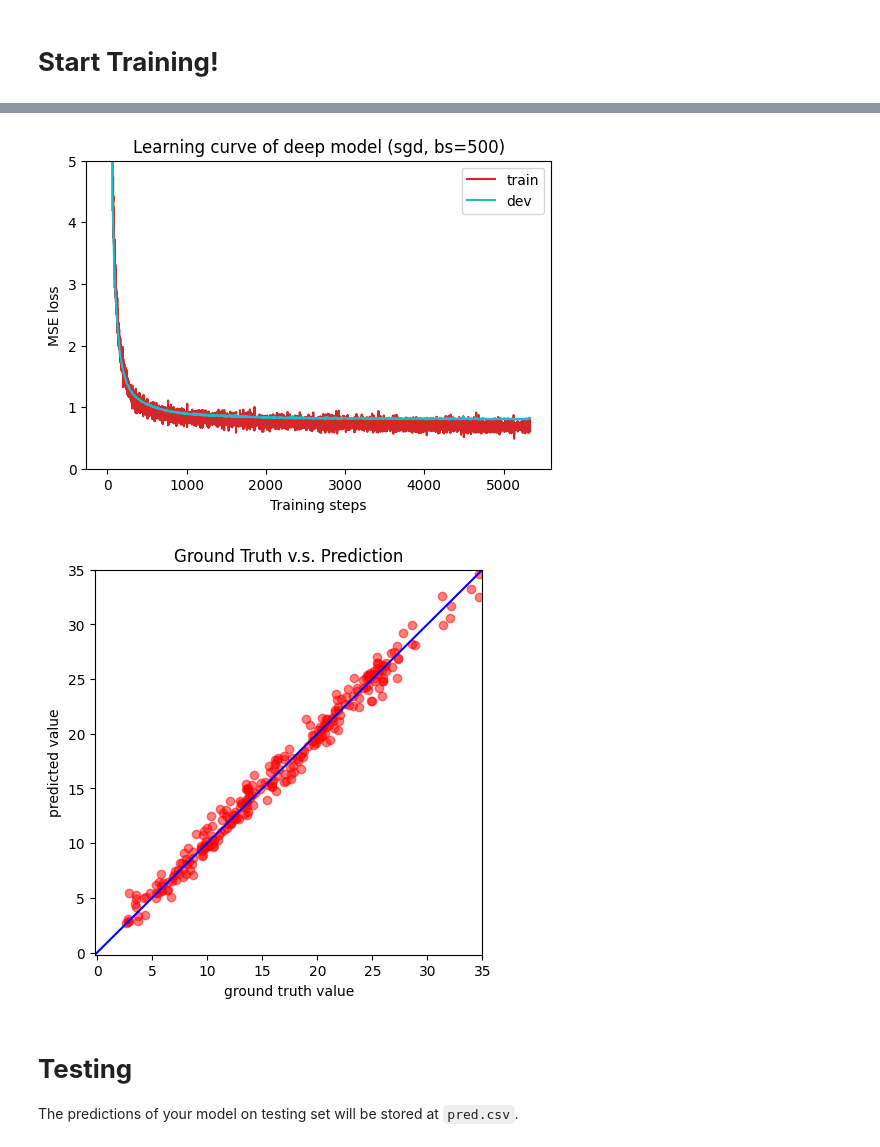
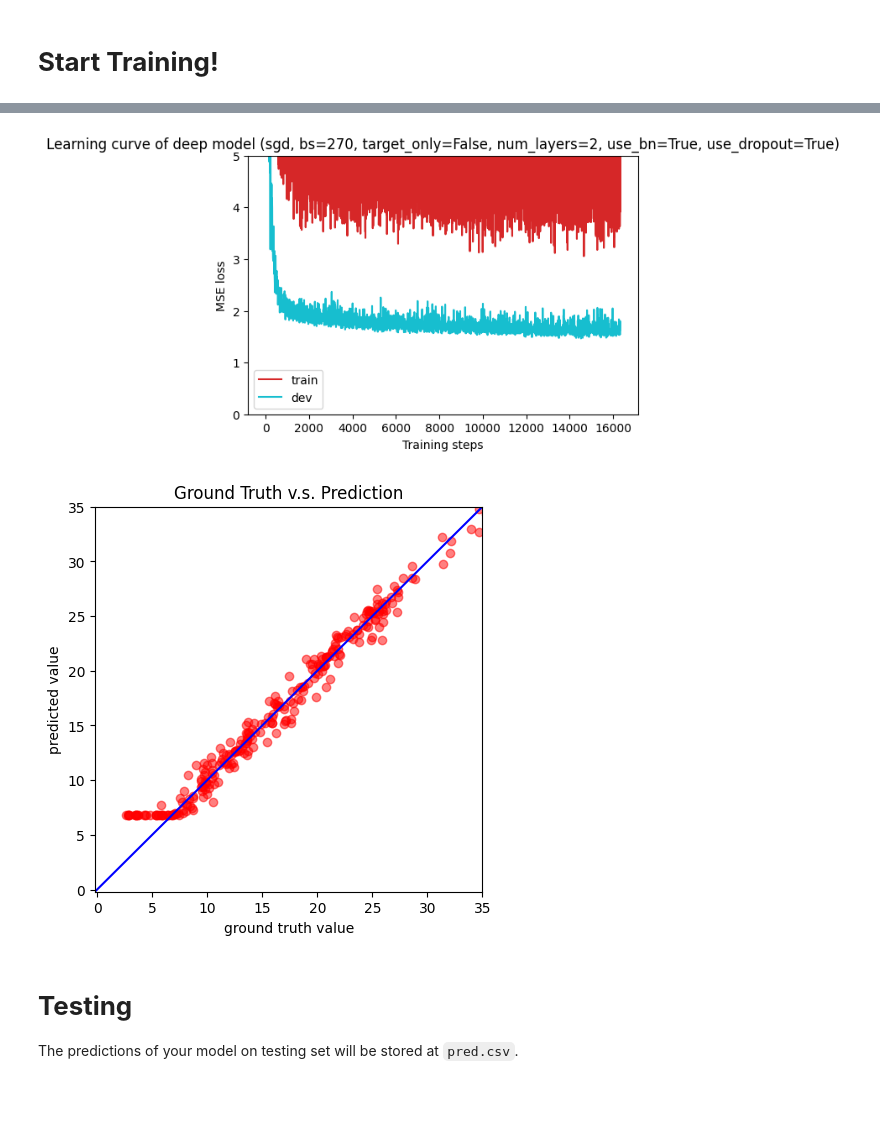
Before and after one commit to rithikkulkarni/ece592-deeplearning-hw, a Jupyter notebook: ECE592HW1_rrkulka3.ipynb, the cells around one changed output, grey strips where cells are left out. Cells and saved outputs as stored; diff of their text form; code cells hidden in the pictures; blank space fills up the shorter version.

```diff
--- a/ECE592HW1_rrkulka3.ipynb
+++ b/ECE592HW1_rrkulka3.ipynb
@@ -209,18 +209,24 @@ def prep_dataloader(path, mode, batch_size, n_jobs=0, target_only=False):
 # %%
 class NeuralNet(nn.Module):
     ''' A simple fully-connected deep neural network '''
-    def __init__(self, input_dim):
+    def __init__(self, input_dim, num_layers=1, use_bn=False, use_dropout=False):
         super(NeuralNet, self).__init__()
 
-        # Define your neural network here
-        # TODO: layer insert: Including more layers to achieve better performance?
-        # TODO: batch norm insert: insert bactch norm layer: nn.BatchNorm1d(number_of_features) after the Linear layer.
-        # TODO: dropout insert: insert dropout layer: nn.Dropout(p=0.5) after the batch norm.
-        self.net = nn.Sequential(
-            nn.Linear(input_dim, 64),
-            nn.ReLU(),
-            nn.Linear(64, 1)
-        )
+        # Build num_layers hidden layers (64 units each, ReLU), optionally with
+        # BatchNorm/Dropout per layer (used by Q2e/Q2f later; off by default here).
+        layers = []
+        in_features = input_dim
+        for _ in range(num_layers):
+            layers.append(nn.Linear(in_features, 64))
+            if use_bn:
+                layers.append(nn.BatchNorm1d(64))
+            layers.append(nn.ReLU())
+            if use_dropout:
+                layers.append(nn.Dropout(p=0.5))
+            in_features = 64
+        layers.append(nn.Linear(in_features, 1))
+
+        self.net = nn.Sequential(*layers)
 
         # Mean squared error loss
         self.criterion = nn.MSELoss(reduction='mean')
@@ -317,13 +323,17 @@ def test(tt_set, model, device):
 # %%
 # Experiment switches: tweak these, then Run All to reproduce a specific configuration's results.
 OPTIMIZER_CHOICE = 'sgd'  # 'sgd' or 'adam'
-BATCH_SIZE = 500          # try 50, 270 (original baseline), 500, etc.
+BATCH_SIZE = 270          # try 50, 270 (original baseline), 500, etc.
+TARGET_ONLY = False       # False = all 93 features, True = 40 states + 2 tested_positive features only
+NUM_LAYERS = 2            # number of hidden layers in NeuralNet (best from Q2d sweep: 2)
+USE_BATCHNORM = True      # insert BatchNorm1d after each hidden layer's Linear (before ReLU)
+USE_DROPOUT = True       # insert Dropout(p=0.5) after BatchNorm/ReLU in each hidden layer
 
 assert OPTIMIZER_CHOICE in ('sgd', 'adam'), "OPTIMIZER_CHOICE must be 'sgd' or 'adam'"
 # %%
 device = get_device()                 # get the current available device ('cpu' or 'cuda')
 os.makedirs('models', exist_ok=True)  # The trained model will be saved to ./models/
-target_only = False                   # TODO: Using 40 states & 2 tested_positive features
+target_only = TARGET_ONLY             # set above: False = all 93 features, True = feature-selected subset
 
 # Both optimizer configs are fully specified here; OPTIMIZER_CHOICE (set above) picks
 # which one is actually used, so switching + Run All is all that's needed to compare them.
@@ -348,9 +358,9 @@ config = {
     'n_epochs': 3000,                # maximum number of epochs
     'batch_size': BATCH_SIZE,        # mini-batch size for dataloader (set above)
     'early_stop': 200,               # early stopping epochs (the number epochs since your model's last improvement)
-    'save_path': f'models/model_{OPTIMIZER_CHOICE}_bs{BATCH_SIZE}.pth'  # per-optimizer, per-batch-size, so runs don't overwrite each other
+    'save_path': f'models/model_{OPTIMIZER_CHOICE}_bs{BATCH_SIZE}_to{int(TARGET_ONLY)}_L{NUM_LAYERS}_bn{int(USE_BATCHNORM)}_do{int(USE_DROPOUT)}.pth'  # per-config, so runs don't overwrite each other
 }
 config.update(OPTIMIZER_CONFIGS[OPTIMIZER_CHOICE])
 
-print(f"Using optimizer config: {config['optimizer']} {config['optim_hparas']}, batch_size={config['batch_size']}")
+print(f"Using optimizer config: {config['optimizer']} {config['optim_hparas']}, batch_size={config['batch_size']}, target_only={target_only}, num_layers={NUM_LAYERS}, use_batchnorm={USE_BATCHNORM}, use_dropout={USE_DROPOUT}")
 # %% [output]
@@ -366,7 +376,7 @@ Finished reading the train set of COVID19 Dataset (2430 samples found, each dim
 Finished reading the dev set of COVID19 Dataset (270 samples found, each dim = 93)
 Finished reading the test set of COVID19 Dataset (893 samples found, each dim = 93)
 # %%
-model = NeuralNet(tr_set.dataset.dim).to(device)  # Construct model and move to device
+model = NeuralNet(tr_set.dataset.dim, num_layers=NUM_LAYERS, use_bn=USE_BATCHNORM, use_dropout=USE_DROPOUT).to(device)  # Construct model and move to device
 # %% [markdown]
 # **Start Training!**
 # %%
@@ -397,15 +409,15 @@ Finished training after 1067 epochs
 # %%
-plot_learning_curve(model_loss_record, title=f'deep model ({OPTIMIZER_CHOICE}, bs={BATCH_SIZE})')
+plot_learning_curve(model_loss_record, title=f'deep model ({OPTIMIZER_CHOICE}, bs={BATCH_SIZE}, target_only={TARGET_ONLY}, num_layers={NUM_LAYERS}, use_bn={USE_BATCHNORM}, use_dropout={USE_DROPOUT})')
 # %% [output]
-[figure, old version]
+[figure, new version]
 # %%
 del model
-model = NeuralNet(tr_set.dataset.dim).to(device)
+model = NeuralNet(tr_set.dataset.dim, num_layers=NUM_LAYERS, use_bn=USE_BATCHNORM, use_dropout=USE_DROPOUT).to(device)
 ckpt = torch.load(config['save_path'], map_location='cpu')  # Load your best model
 model.load_state_dict(ckpt)
 plot_pred(dv_set, model, device)  # Show prediction on the validation set
 # %% [output]
-[figure, old version]
+[figure, new version]
 # %% [markdown]
 # **Testing**
 The predictions of your model on testing set will be stored at `pred.csv`.
```
Also changed, not shown: parts of 4 cells of this notebook, 3 other files.
